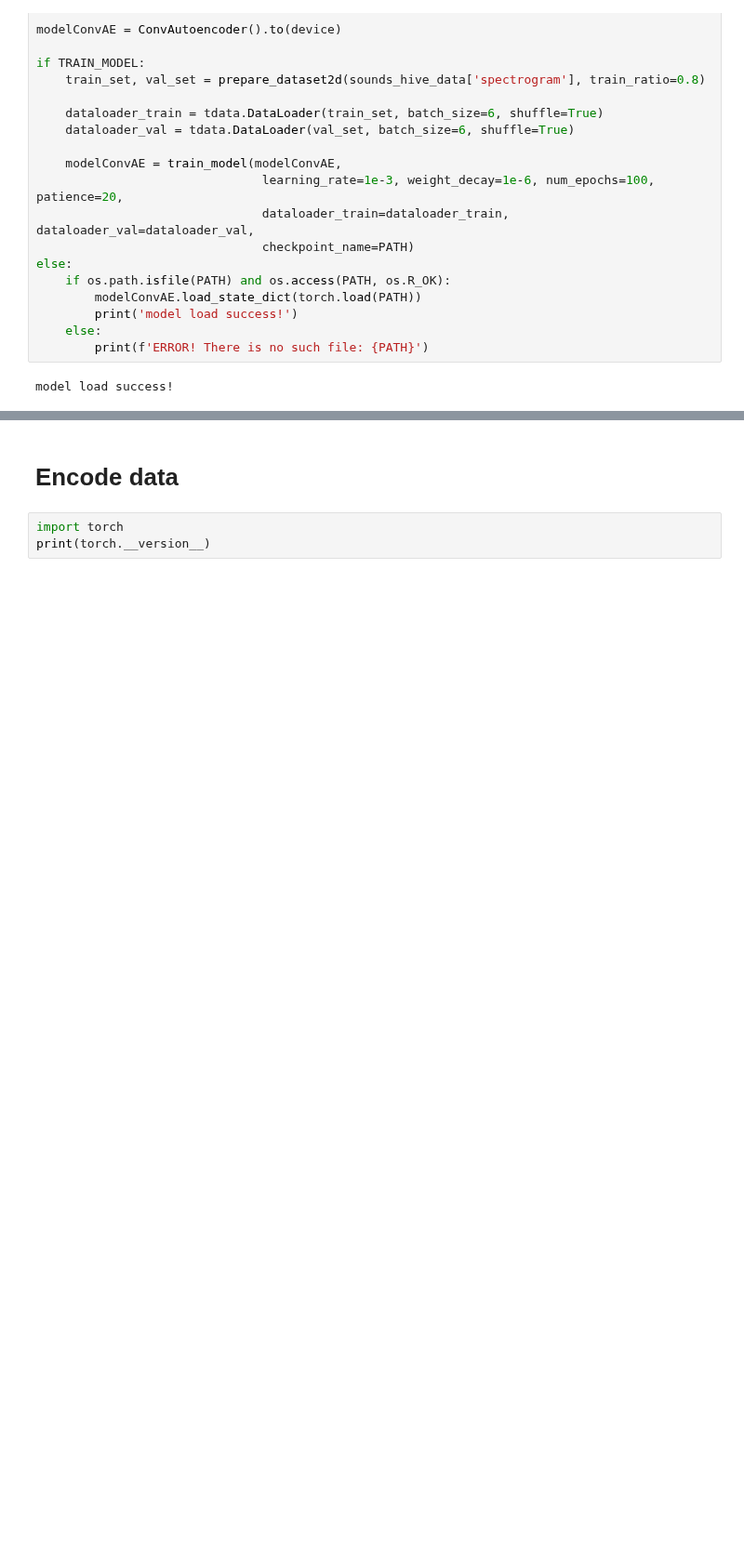
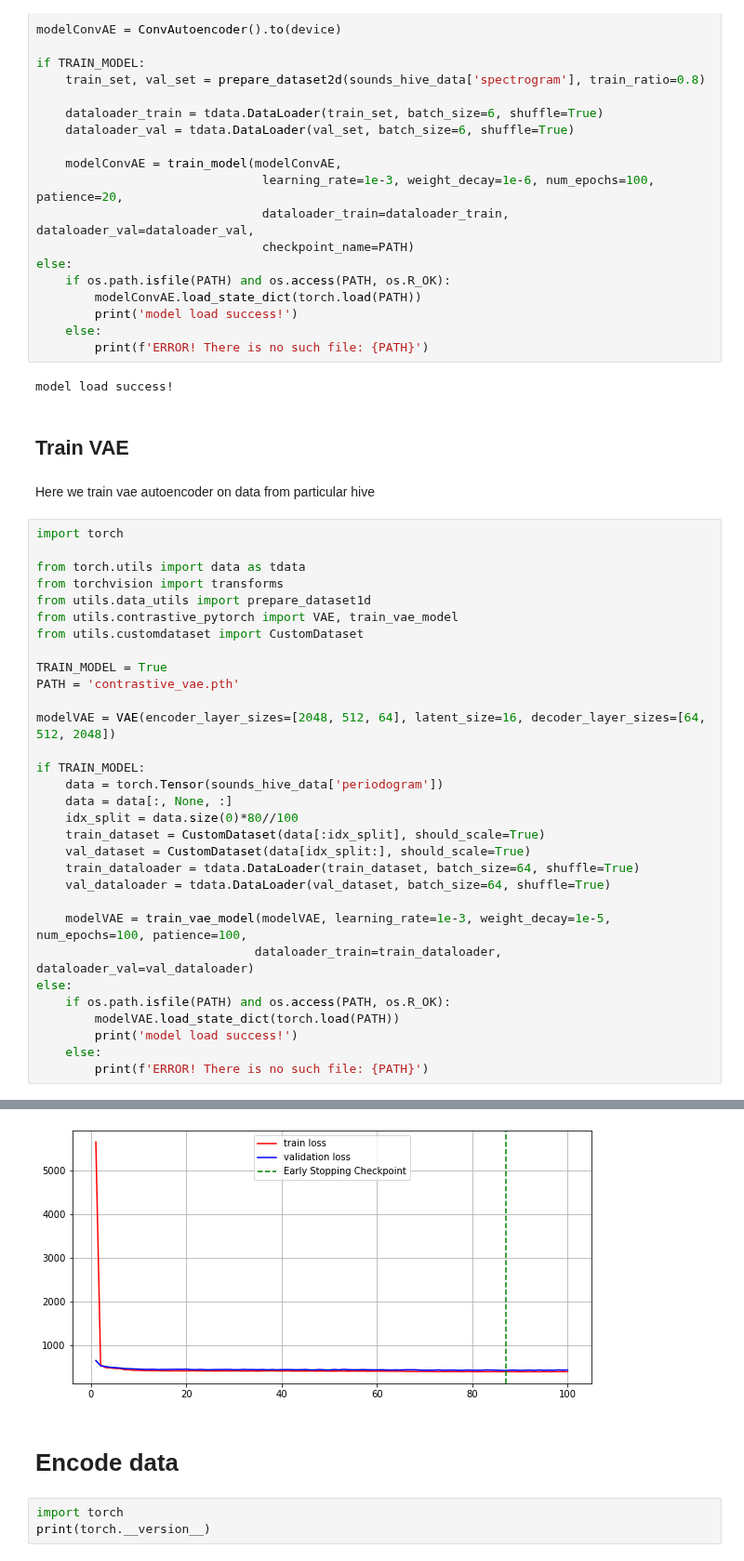
Before and after one commit to tymons/buzz-models, a Jupyter notebook: notebooks/autoencoder.ipynb, the cells around one changed output, grey strips where cells are left out. Shown at 93% size. Saved outputs shown, nothing was run; the diff lists cells and outputs as text; blank space fills up the shorter version.

```diff
--- a/notebooks/autoencoder.ipynb
+++ b/notebooks/autoencoder.ipynb
@@ -253,3 +234,39 @@ else:
         print(f'ERROR! There is no such file: {PATH}')
 # %% [output]
 model load success!
+# %% [markdown]
+## Train VAE
+# %% [markdown]
+Here we train vae autoencoder on data from particular hive
+# %%
+import torch
+
+from torch.utils import data as tdata
+from torchvision import transforms
+from utils.data_utils import prepare_dataset1d
+from utils.contrastive_pytorch import VAE, train_vae_model
+from utils.customdataset import CustomDataset
+
+TRAIN_MODEL = True
+PATH = 'contrastive_vae.pth'
+
+modelVAE = VAE(encoder_layer_sizes=[2048, 512, 64], latent_size=16, decoder_layer_sizes=[64, 512, 2048])
+
+if TRAIN_MODEL:
+    data = torch.Tensor(sounds_hive_data['periodogram'])
+    data = data[:, None, :]
+    idx_split = data.size(0)*80//100
+    train_dataset = CustomDataset(data[:idx_split], should_scale=True)
+    val_dataset = CustomDataset(data[idx_split:], should_scale=True)
+    train_dataloader = tdata.DataLoader(train_dataset, batch_size=64, shuffle=True)
+    val_dataloader = tdata.DataLoader(val_dataset, batch_size=64, shuffle=True)
+
+    modelVAE = train_vae_model(modelVAE, learning_rate=1e-3, weight_decay=1e-5, num_epochs=100, patience=100,
+                              dataloader_train=train_dataloader, dataloader_val=val_dataloader)
+else:
+    if os.path.isfile(PATH) and os.access(PATH, os.R_OK):
+        modelVAE.load_state_dict(torch.load(PATH))
+        print('model load success!')
+    else:
+        print(f'ERROR! There is no such file: {PATH}')
+# %% [output]
@@ -256,3 +290,4 @@ model load success!
+[figure, added]
 # %% [markdown]
 # Encode data
 # %%
```
Also changed, not shown: parts of 11 cells of this notebook, 5 other files.
